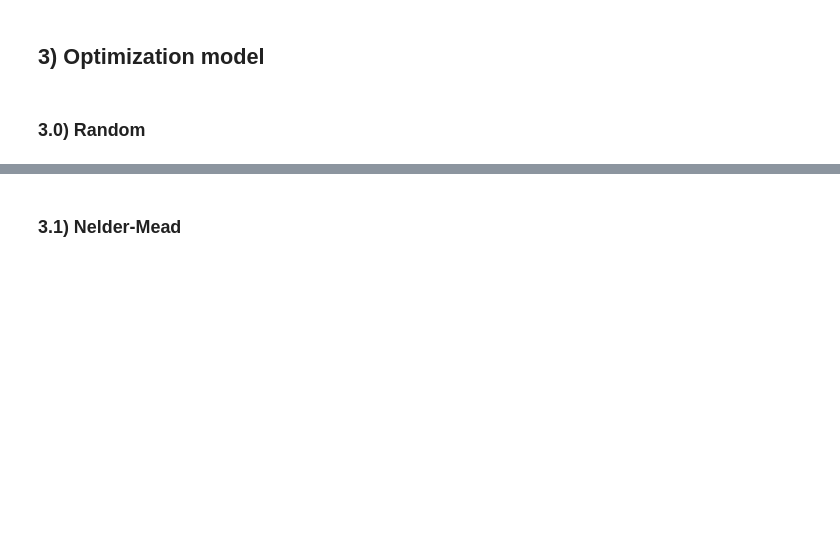
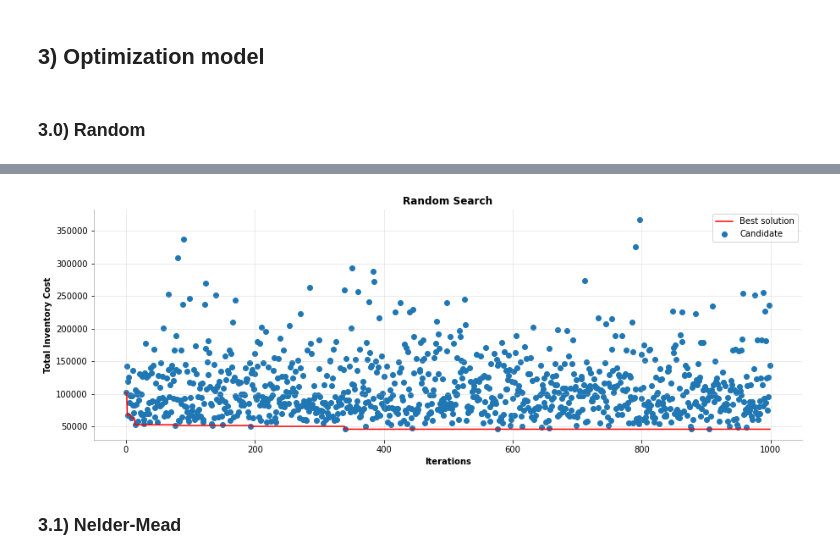
Before and after one commit to yu9800/SELSP_simOpt, a Jupyter notebook: inventory_opt.ipynb, the cells around one changed output, grey strips where cells are left out. Cells and saved outputs as stored; diff of their text form; code cells hidden in the pictures; blank space fills up the shorter version.

```diff
--- a/inventory_opt.ipynb
+++ b/inventory_opt.ipynb
@@ -539,3 +551,9 @@ plot_evolution_best(x_label, title, l_best)
+# %%
+x_label = 'Iterations'
+title = 'Random Search'
+plot_evolution_best(x_label, title, results, True)
+# %% [output]
+[figure, added]
 # %% [markdown]
 ### **3.1) Nelder-Mead**
 # %%
```
Also changed, not shown: parts of 5 cells of this notebook.
